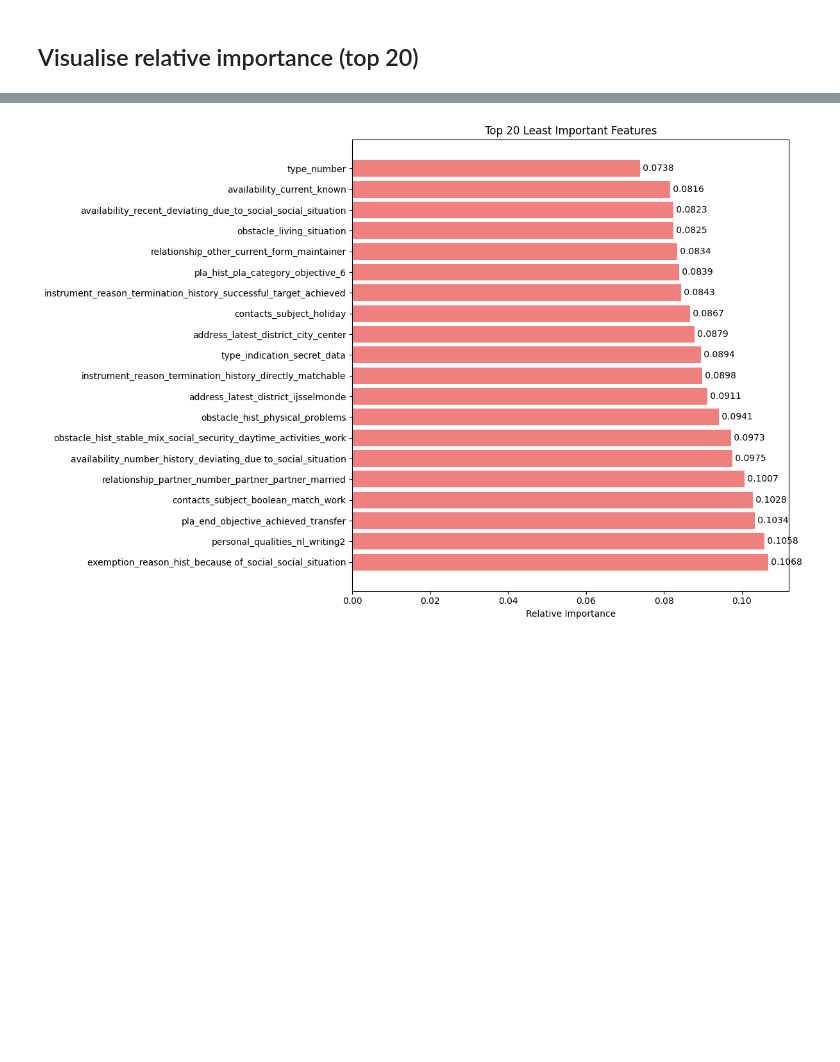
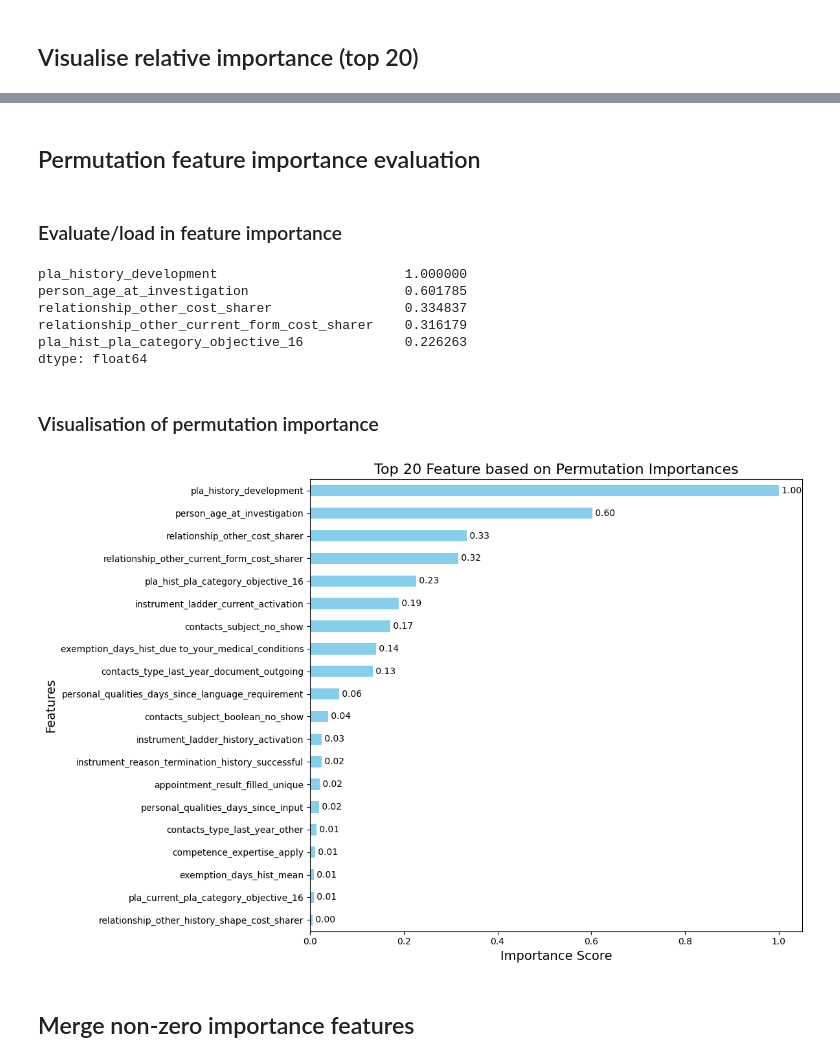
Before and after one commit to yulinchen03/TestingProject, a Jupyter notebook: src/team_2/model_2_visualisation.ipynb, the cells around one changed output, grey strips where cells are left out. Drawn from its saved outputs; the diff is of its cells as text; code cells hidden in the pictures; blank space fills up the shorter version.

```diff
--- a/src/team_2/model_2_visualisation.ipynb
+++ b/src/team_2/model_2_visualisation.ipynb
@@ -152,24 +103,56 @@ plt.show()
-# %%
-# Now the same but for top 10 lowest importance features
-
-# Sort the data by 'Relative importance' in ascending order
-data_desc_sorted_low = data_desc.sort_values(by='Relative importance', ascending=True)
-# Remove 0 importance features
-data_desc_sorted_low = data_desc_sorted_low.loc[data_desc_sorted_low['Relative importance'] != 0]
-# Select the bottom 10 features
-bottom_20 = data_desc_sorted_low.head(20)
-
-# Create a horizontal bar chart
-plt.figure(figsize=(12, 8))
-plt.barh(bottom_20['Feature (en)'][::-1], bottom_20['Relative importance'][::-1], color='lightcoral')
-plt.xlabel('Relative Importance')
-plt.title('Top 20 Least Important Features')
-
-# Add values on the bars
-for index, value in enumerate(bottom_20['Relative importance'][::-1]):
-    plt.text(value, index, f' {value:.4f}', va='center')
-
-plt.tight_layout()
-plt.show()
-# %% [output]
-[figure, removed]
+# %% [markdown]
+## Permutation feature importance evaluation
+# %% [markdown]
+### Evaluate/load in feature importance
+# %%
+# Evaluation of features using permutation importance
+fa = FeatureAnalyzer()
+# fa.evaluate_importance(dataframe=df, target='checked', add_drop=['Ja', 'Nee']) # Uncomment this line if you don't have the feature_importance.pkl file
+fa.load_importance(filepath='feature_importance.pkl')
+
+# Select training data
+X = df.drop(['checked', 'Ja', 'Nee'], axis=1)
+y = df['checked']
+
+# Convert permutation importance to dictionary
+perm_import = fa.feature_importance_as_dict(column_names=X.columns, normalize=True)
+# Convert to pd series and sort from high to low
+perm_import = pd.Series(perm_import)
+# sort from high to low
+sorted_perm = perm_import.sort_values(ascending=False)
+sorted_perm.head()
+# %% [output]
+pla_history_development                        1.000000
+person_age_at_investigation                    0.601785
+relationship_other_cost_sharer                 0.334837
+relationship_other_current_form_cost_sharer    0.316179
+pla_hist_pla_category_objective_16             0.226263
+dtype: float64
+# %% [markdown]
+### Visualisation of permutation  importance
+# %%
+# Get top 20
+top_20 = sorted_perm.head(20)
+top_20_sorted = top_20.sort_values(ascending=True)
+
+# Set the figure size for better readability
+plt.figure(figsize=(12, 8))
+
+# Create a horizontal bar chart
+top_20_sorted.plot(kind='barh', color='skyblue')
+
+# Add titles and labels
+plt.title('Top 20 Feature based on Permutation Importances', fontsize=16)
+plt.xlabel('Importance Score', fontsize=14)
+plt.ylabel('Features', fontsize=14)
+# Display sorted value
+for i, (value, feature) in enumerate(zip(top_20_sorted.values, top_20_sorted.index)):
+    plt.text(value, i, f' {value:.2f}', va='center')
+# Enhance layout for better spacing
+plt.tight_layout()
+# Display the plot
+plt.show()
+# %% [output]
+[figure, added]
+# %% [markdown]
+## Merge non-zero importance features
```
Also changed, not shown: parts of 11 cells of this notebook, 4 other files.
